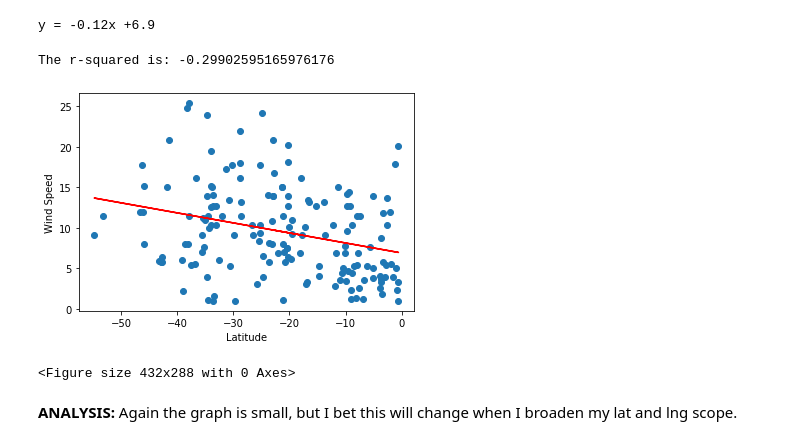
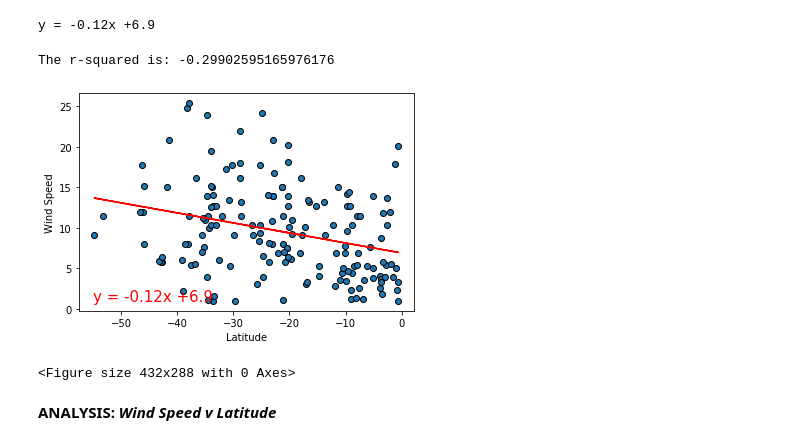
Before and after one commit to VallieTracy/Global-Weather-Analysis, a Jupyter notebook: WeatherPy/WeatherPy.ipynb, the cells around one changed output. Drawn from its saved outputs; the diff is of its cells as text; code cells hidden in the pictures.

```diff
--- a/WeatherPy/WeatherPy.ipynb
+++ b/WeatherPy/WeatherPy.ipynb
@@ -784,25 +780,26 @@ print(line_eq)
 y = -0.12x +6.9
 # %%
 #create plot
-plt.scatter(x_values,y_values)
+plt.scatter(x_values,y_values,edgecolors="black")
 plt.plot(x_values,regress_values,"r-")
 
 #label plot and annotate the line equation
 plt.xlabel('Latitude')
 plt.ylabel('Wind Speed')
-plt.annotate(line_eq,(15,8),fontsize=15,color="red")
+plt.annotate(line_eq,(-55,1),fontsize=15,color="red")
 
 # Print r square value
 print(f"The r-squared is: {rvalue}")
 
 # Show plot
 plt.show()
 
 #save scatter plot to images folder
 plt.savefig(os.path.join("Images","Southern_WindSpeed_v_Latitude.png"))
 # %% [output]
 The r-squared is: -0.29902595165976176
-[figure, old version]
+[figure, new version]
 <Figure size 432x288 with 0 Axes>
-# %% [markdown]
-**ANALYSIS:** Again the graph is small, but I bet this will change when I broaden my lat and lng scope.
+# %% [markdown]
+**ANALYSIS:**
+**_Wind Speed v Latitude_**
```
Also changed, not shown: parts of 17 cells of this notebook.
